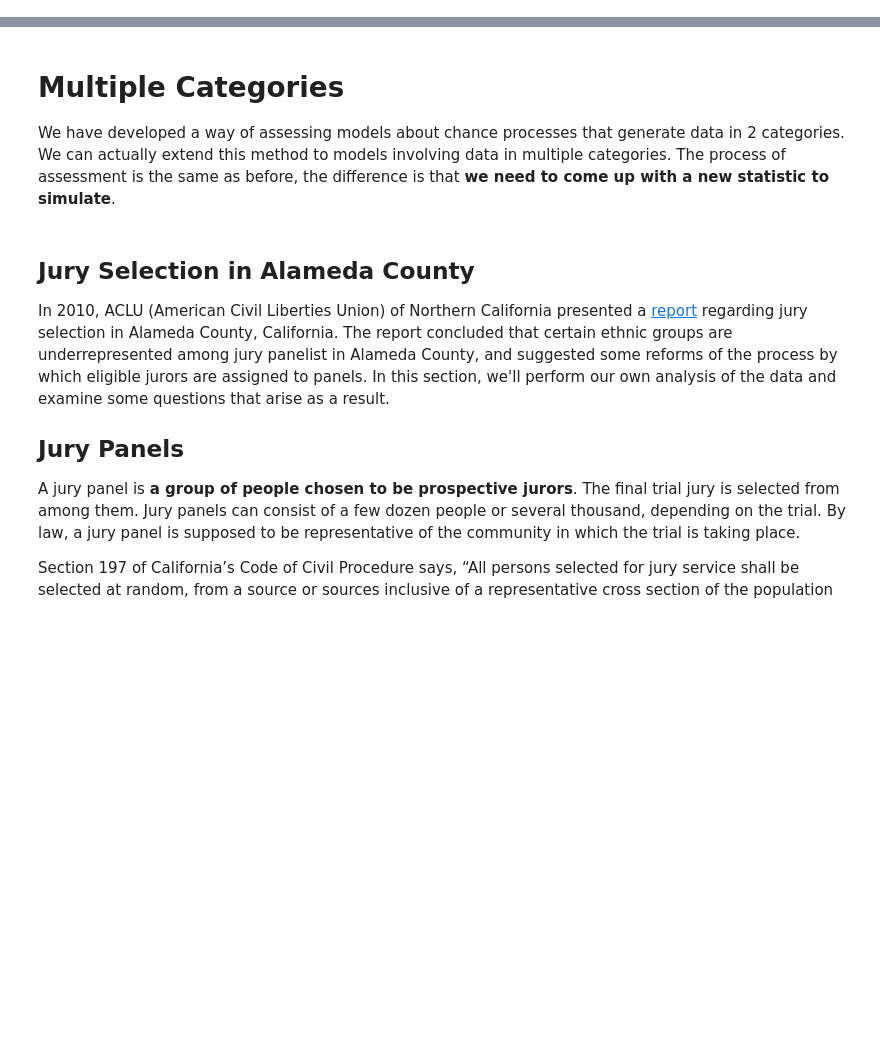
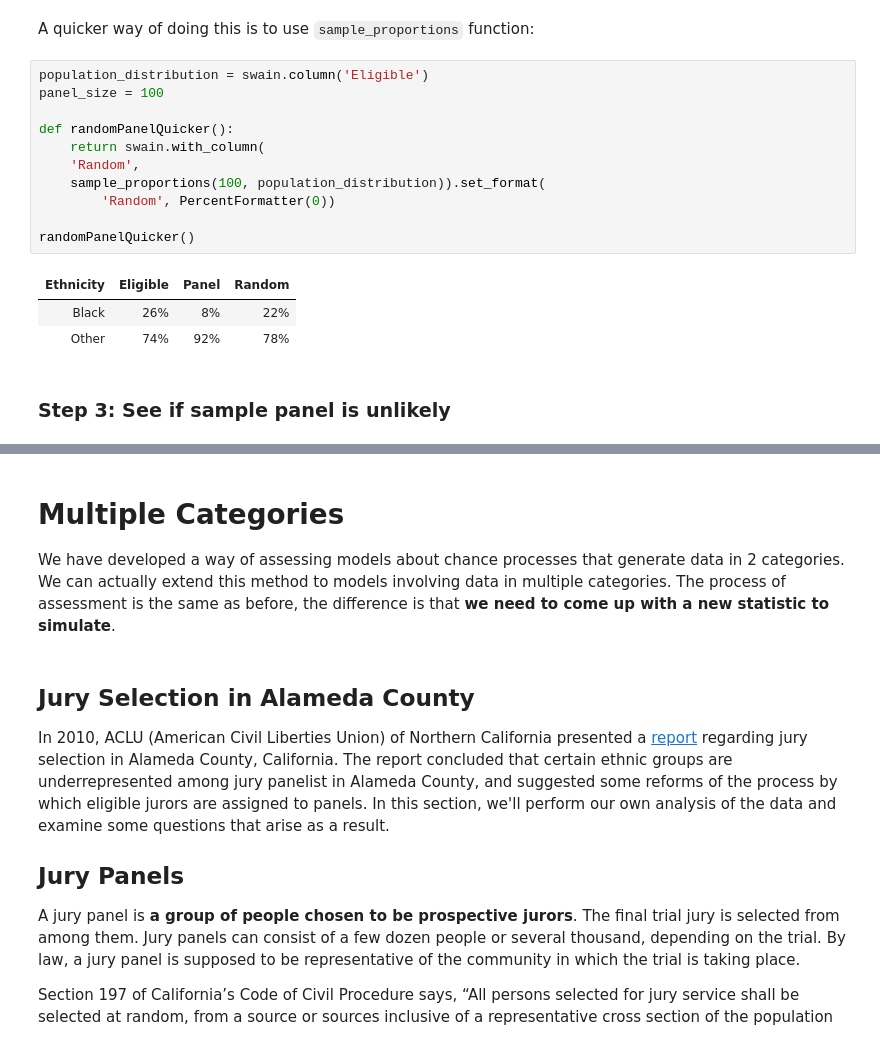
Before and after one commit to ronaldyonggi/cs, a Jupyter notebook: lecture-notes/07-10 Hypothesis Testing (Lecture 18)/Hypothesis Testing.ipynb, the cells around one changed output, grey strips where cells are left out. Cells and saved outputs as stored; diff of their text form; blank space fills up the shorter version.

```diff
--- a/lecture-notes/07-10 Hypothesis Testing (Lecture 18)/Hypothesis Testing.ipynb
+++ b/lecture-notes/07-10 Hypothesis Testing (Lecture 18)/Hypothesis Testing.ipynb
@@ -9,0 +50,19 @@ import ipywidgets as widgets
+# %% [markdown]
+A quicker way of doing this is to use `sample_proportions` function:
+# %%
+population_distribution = swain.column('Eligible')
+panel_size = 100
+
+def randomPanelQuicker():
+    return swain.with_column(
+    'Random',
+    sample_proportions(100, population_distribution)).set_format(
+        'Random', PercentFormatter(0))
+
+randomPanelQuicker()
+# %% [output]
+| Ethnicity | Eligible | Panel | Random |
+| Black | 26% | 8% | 22% |
+| Other | 74% | 92% | 78% |
+# %% [markdown]
+### Step 3: See if sample panel is unlikely
```
Also changed, not shown: parts of 39 cells of this notebook, 10 other files.
